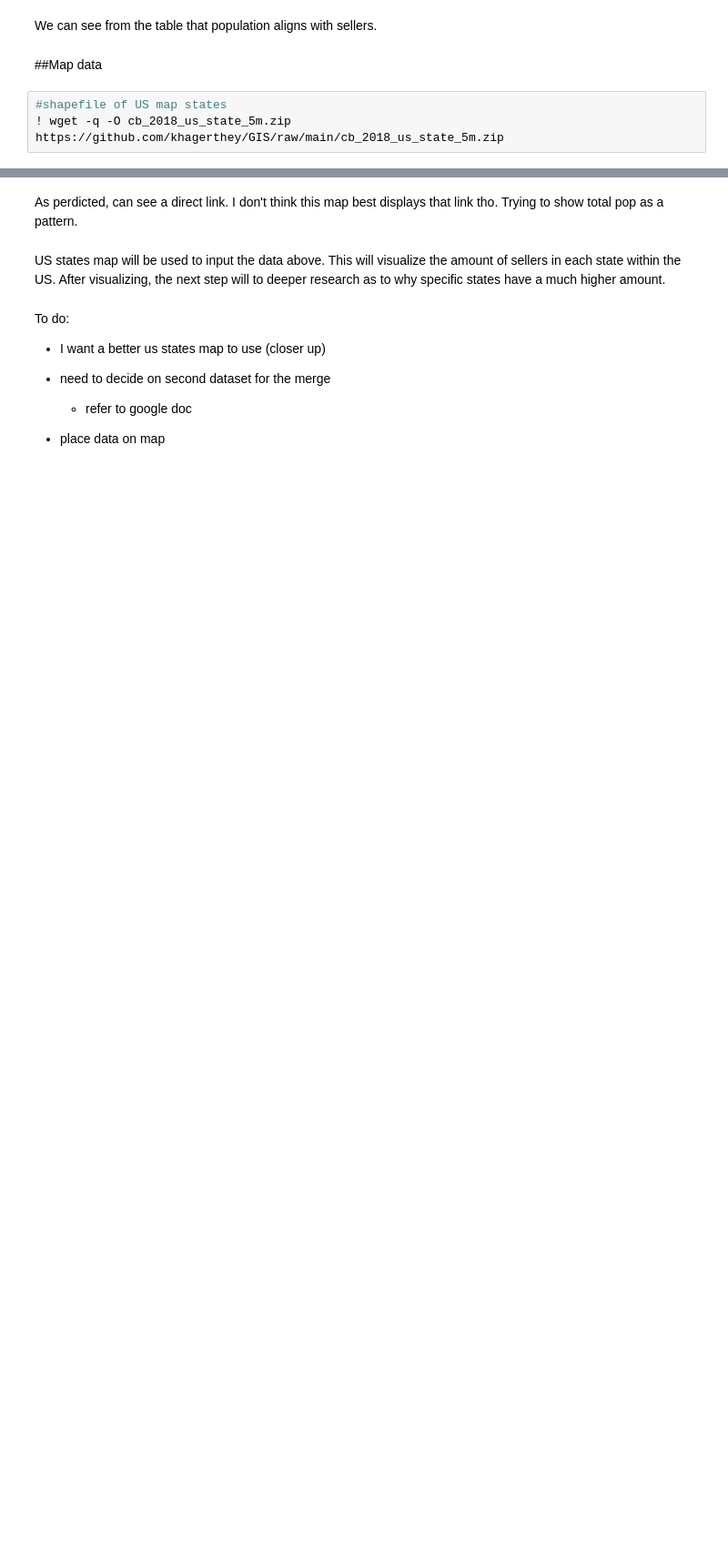
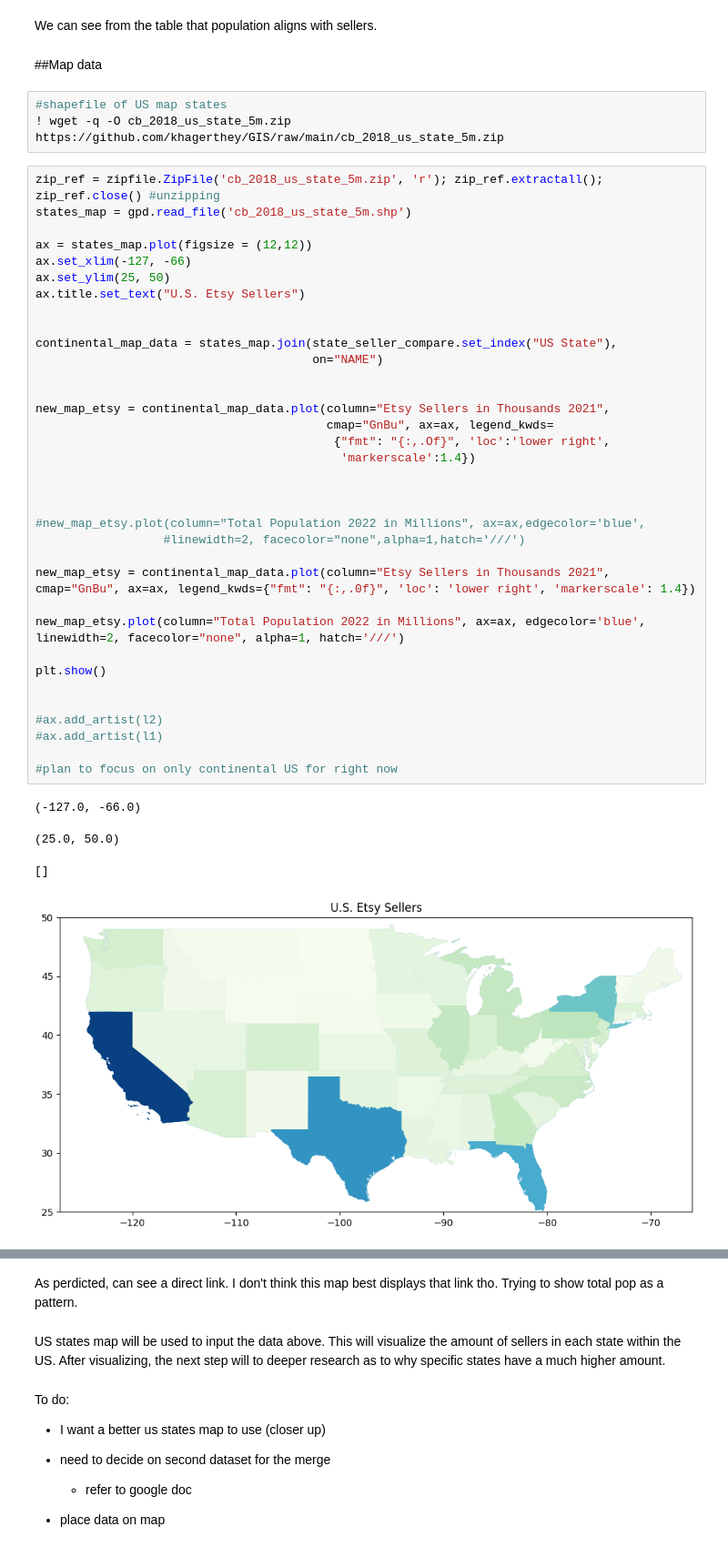
Before and after one commit to khagerthey/GIS, a Jupyter notebook: PS1.ipynb, the cells around one changed output, grey strips where cells are left out. Shown at 91% size. Saved outputs shown, nothing was run; the diff lists cells and outputs as text; blank space fills up the shorter version.

```diff
--- a/PS1.ipynb
+++ b/PS1.ipynb
@@ -136,4 +139,44 @@ We can see from the table that population aligns with sellers.
 # %%
 #shapefile of US map states
 ! wget -q -O cb_2018_us_state_5m.zip https://github.com/khagerthey/GIS/raw/main/cb_2018_us_state_5m.zip
+# %%
+zip_ref = zipfile.ZipFile('cb_2018_us_state_5m.zip', 'r'); zip_ref.extractall(); zip_ref.close() #unzipping
+states_map = gpd.read_file('cb_2018_us_state_5m.shp')
+
+ax = states_map.plot(figsize = (12,12))
+ax.set_xlim(-127, -66)
+ax.set_ylim(25, 50)
+ax.title.set_text("U.S. Etsy Sellers")
+
+
+continental_map_data = states_map.join(state_seller_compare.set_index("US State"),
+                                       on="NAME")
+
+
+new_map_etsy = continental_map_data.plot(column="Etsy Sellers in Thousands 2021",
+                                         cmap="GnBu", ax=ax, legend_kwds=
+                                          {"fmt": "{:,.Of}", 'loc':'lower right',
+                                           'markerscale':1.4})
+
+
+
+#new_map_etsy.plot(column="Total Population 2022 in Millions", ax=ax,edgecolor='blue',
+                  #linewidth=2, facecolor="none",alpha=1,hatch='///')
+
+new_map_etsy = continental_map_data.plot(column="Etsy Sellers in Thousands 2021", cmap="GnBu", ax=ax, legend_kwds={"fmt": "{:,.0f}", 'loc': 'lower right', 'markerscale': 1.4})
+
+new_map_etsy.plot(column="Total Population 2022 in Millions", ax=ax, edgecolor='blue', linewidth=2, facecolor="none", alpha=1, hatch='///')
+
+plt.show()
+
+
+#ax.add_artist(l2)
+#ax.add_artist(l1)
+
+#plan to focus on only continental US for right now
+# %% [output]
+(-127.0, -66.0)
+(25.0, 50.0)
+[]
+[figure, added]
 # %%
```
Also changed, not shown: parts of 2 cells of this notebook.
